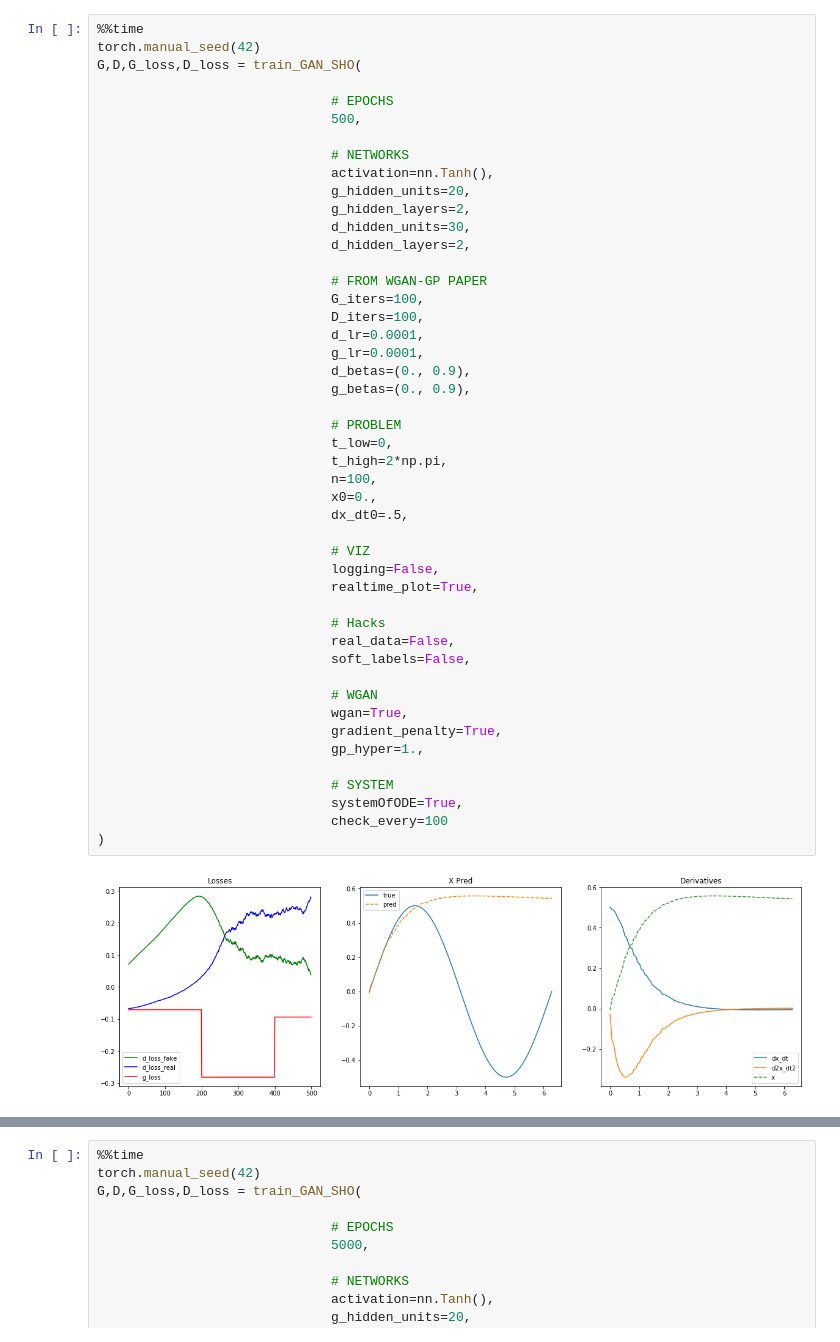
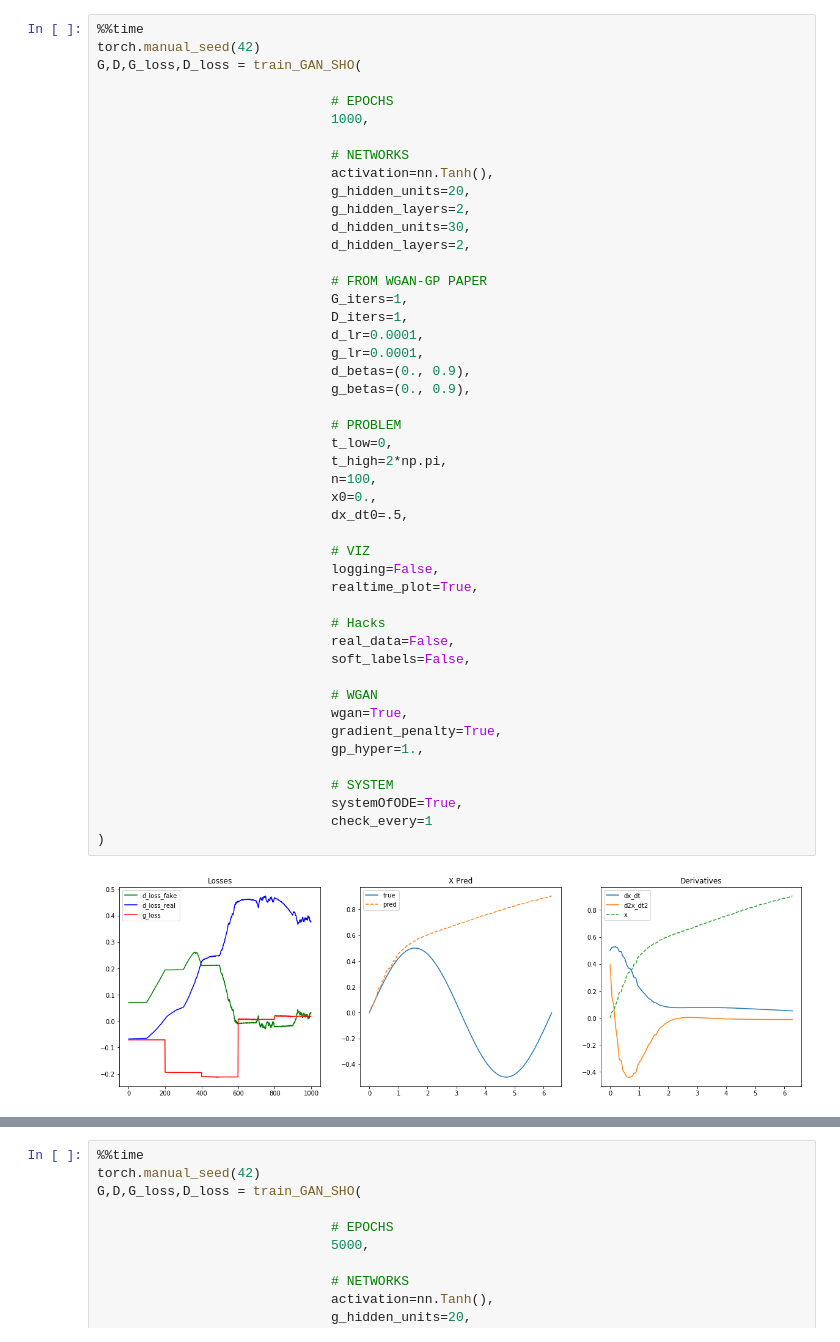
Before and after one commit to dylanrandle/denn, a Jupyter notebook: GAN2.ipynb, the cells around one changed output, grey strips where cells are left out. Saved outputs shown, nothing was run; the diff lists cells and outputs as text.

```diff
--- a/GAN2.ipynb
+++ b/GAN2.ipynb
@@ -378,7 +369,7 @@ torch.manual_seed(42)
 G,D,G_loss,D_loss = train_GAN_SHO(
 
                               # EPOCHS
-                              500,
+                              1000,
 
                               # NETWORKS
                               activation=nn.Tanh(),
@@ -388,36 +379,36 @@ G,D,G_loss,D_loss = train_GAN_SHO(
                               d_hidden_layers=2,
 
                               # FROM WGAN-GP PAPER
-                              G_iters=100,
-                              D_iters=100,
+                              G_iters=1,
+                              D_iters=1,
                               d_lr=0.0001,
                               g_lr=0.0001,
                               d_betas=(0., 0.9),
                               g_betas=(0., 0.9),
 
                               # PROBLEM
                               t_low=0,
                               t_high=2*np.pi,
                               n=100,
                               x0=0.,
                               dx_dt0=.5,
 
                               # VIZ
                               logging=False,
                               realtime_plot=True,
 
                               # Hacks
                               real_data=False,
                               soft_labels=False,
 
                               # WGAN
                               wgan=True,
                               gradient_penalty=True,
                               gp_hyper=1.,
 
                               # SYSTEM
                               systemOfODE=True,
-                              check_every=100
+                              check_every=1
 )
 # %% [output]
-[figure, old version]
+[figure, new version]
```
Also changed, not shown: parts of 3 cells of this notebook.
